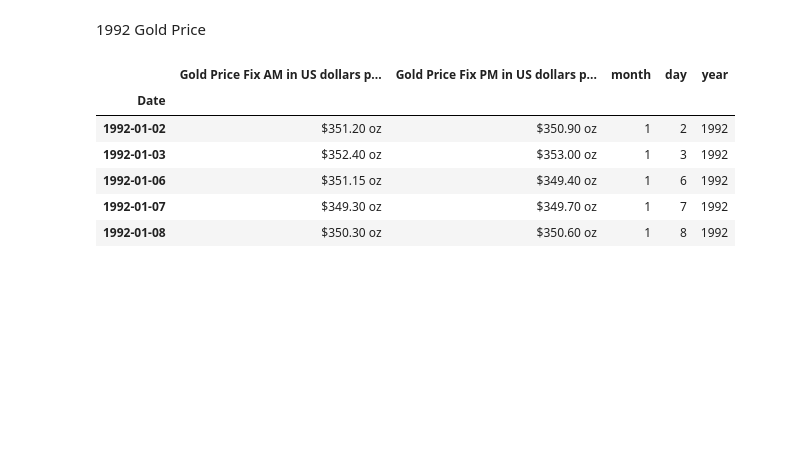
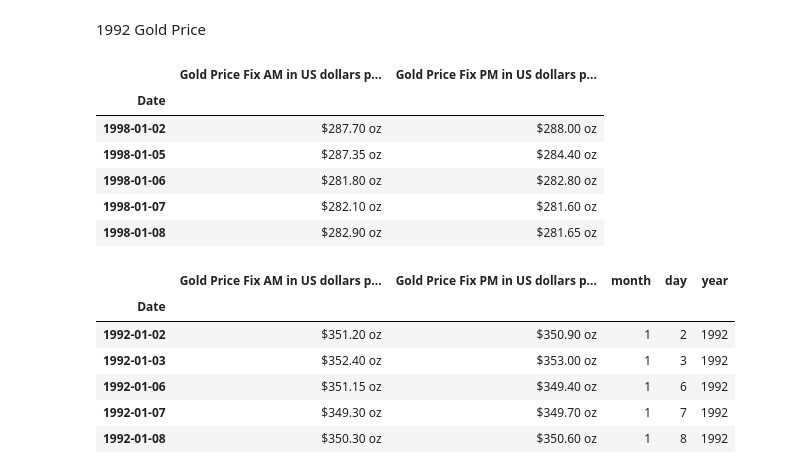
Before and after one commit to junaidqamer/HolidaySales, a Jupyter notebook: DataSets/clean_gold_data.ipynb, the cells around one changed output. Cells and saved outputs as stored; diff of their text form; code cells hidden in the pictures; blank space fills up the shorter version.

```diff
--- a/DataSets/clean_gold_data.ipynb
+++ b/DataSets/clean_gold_data.ipynb
@@ -7,8 +7,18 @@ import re
 # %% [markdown]
 1992 Gold Price
 # %%
-file_path_one=Path("Daily_Gold_Price_1992.csv")
+file_path_one=Path("Daily_Gold_Price_1998.csv")
 gold_92=pd.read_csv(file_path_one,parse_dates=True,infer_datetime_format=True,index_col="Date")
+# %%
+gold_92.head()
+# %% [output]
+|  | Gold Price Fix AM in US dollars p... | Gold Price Fix PM in US dollars p... |
+| Date |  |  |
+| 1998-01-02 | $287.70 oz | $288.00 oz |
+| 1998-01-05 | $287.35 oz | $284.40 oz |
+| 1998-01-06 | $281.80 oz | $282.80 oz |
+| 1998-01-07 | $282.10 oz | $281.60 oz |
+| 1998-01-08 | $282.90 oz | $281.65 oz |
 # %%
 # Clean Gold Data Function.
 def clean_data(df):
```
Also changed, not shown: parts of 5 cells of this notebook, 27 other files.
